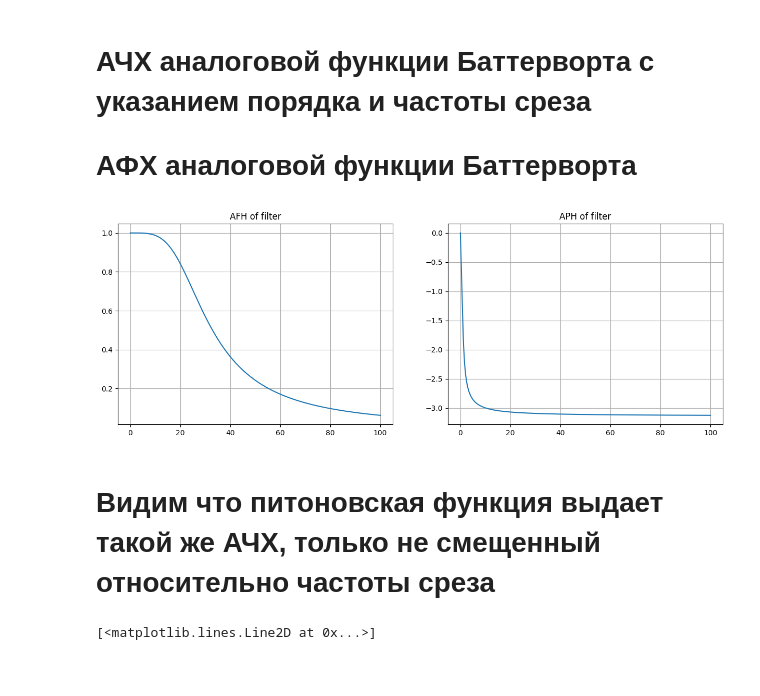
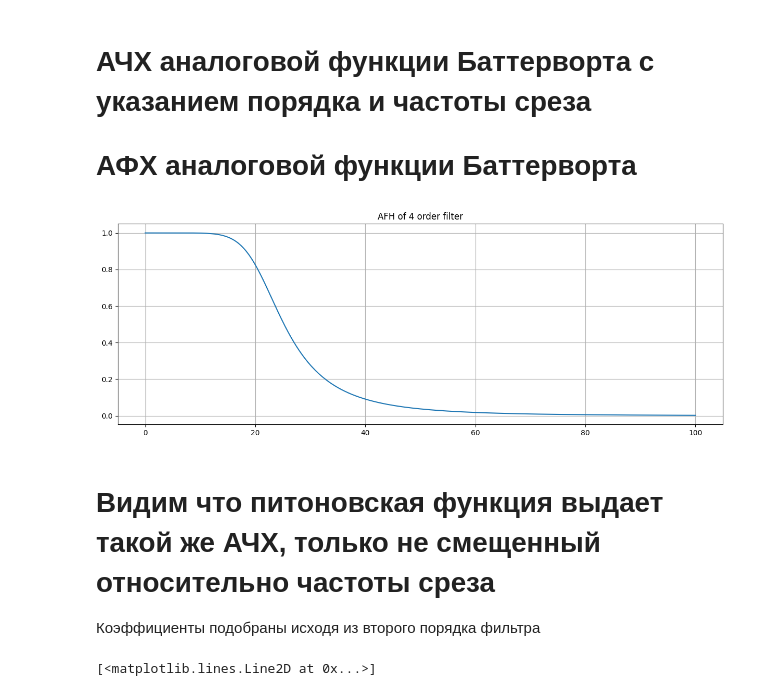
Before and after one commit to dd114/Butterworth-filter-python, a Jupyter notebook: butterworthFilter.ipynb, the cells around one changed output. Saved outputs shown, nothing was run; the diff lists cells and outputs as text; code cells hidden in the pictures.

```diff
--- a/butterworthFilter.ipynb
+++ b/butterworthFilter.ipynb
@@ -70,0 +45,5 @@ print(a1, a2, b0, b1, b2)
+# %%
+n = 4
+cutoff = 22
+
+w = transformFrequency(cutoff)
@@ -129,24 +163,25 @@ plt.show()
 # АЧХ аналоговой функции Баттерворта с указанием порядка и частоты среза
 # АФХ аналоговой функции Баттерворта
 # %%
-w = np.linspace(0, 100, 1000)
+f = np.linspace(0, 100, 1000)
 
-plt.subplot(1, 2 ,1)
-plt.plot(w, AFH_H(w, cutoff, 2))
+# plt.subplot(1, 2, 1)
+plt.plot(f, AFH_H(f, cutoff, n))
 plt.grid()
-plt.title("AFH of filter")
+plt.title(f"AFH of {n} order filter")
 
-plt.subplot(1, 2 ,2)
-H_jw = 1 / (-w ** 2 + np.sqrt(2) * w * 1j + 1)
-plt.plot(w, [cmath.phase(i) for i in H_jw])
-plt.grid()
-plt.title("APH of filter")
+# plt.subplot(1, 2, 2)
+# H_jw = 1 / (-f ** 2 + np.sqrt(2) * f * 1j + 1)
+# plt.plot(f, [cmath.phase(i) for i in H_jw])
+# plt.grid()
+# plt.title("APH of filter")
 
 plt.show()
 # %% [output]
-[figure, old version]
+[figure, new version]
 # %% [markdown]
 # Видим что питоновская функция выдает такой же АЧХ, только не смещенный относительно частоты среза
+Коэффициенты подобраны исходя из второго порядка фильтра
 # %%
 system = ([1.0], [1.0, np.sqrt(2.0), 1.0])
 t, y = signal.impulse2(system)
```
Also changed, not shown: parts of 10 cells of this notebook.
